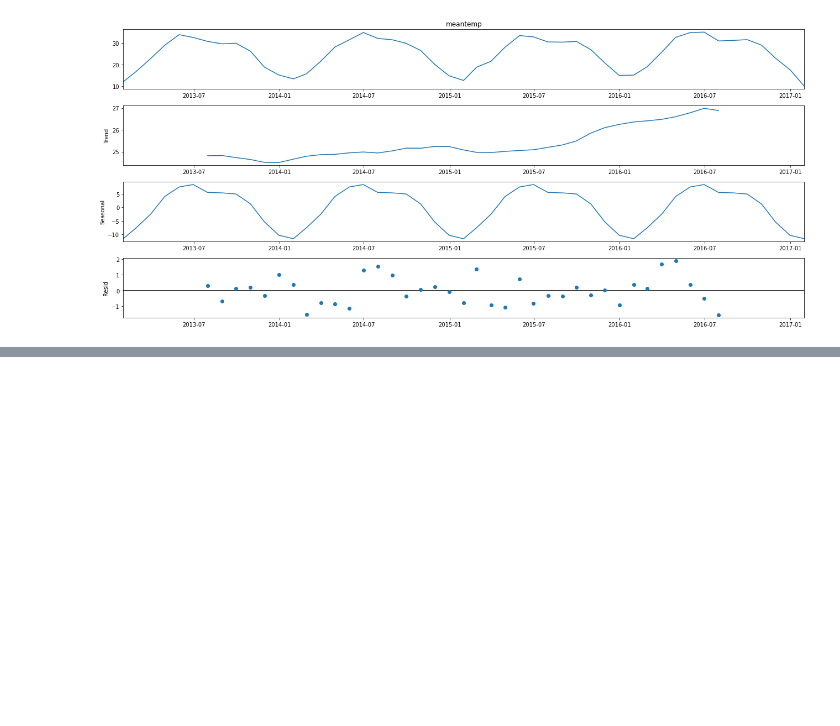
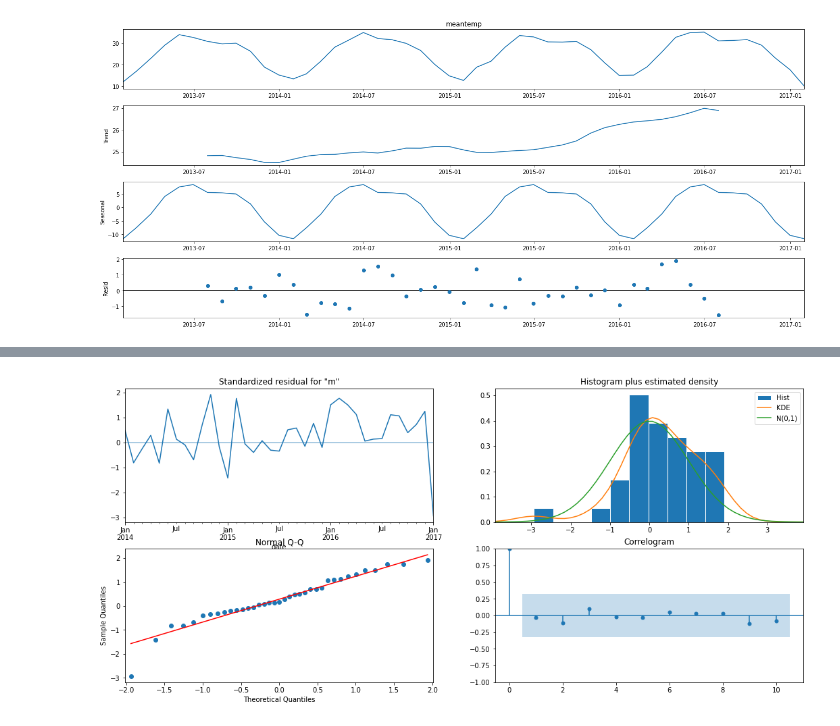
Before and after one commit to maxim8051/TimeSeriesItmoLab, a Jupyter notebook: TimeSeries.ipynb, the cells around one changed output, grey strips where cells are left out. Drawn from its saved outputs; the diff is of its cells as text; code cells hidden in the pictures; blank space fills up the shorter version.

```diff
--- a/TimeSeries.ipynb
+++ b/TimeSeries.ipynb
@@ -115,3 +117,9 @@ decomp.plot()
 plt.show()
 # %% [output]
 [figure]
+# %%
+model = SARIMAX(df_m,
+                  order=(2,0,2),
+                  seasonal_order=(2,1,0,12))
+results=model.fit()
+print(results.summary())
@@ -117,0 +144,5 @@ plt.show()
+# %%
+results.plot_diagnostics()
+plt.show()
+# %% [output]
+[figure, added]
```
Also changed, not shown: parts of 6 cells of this notebook.
